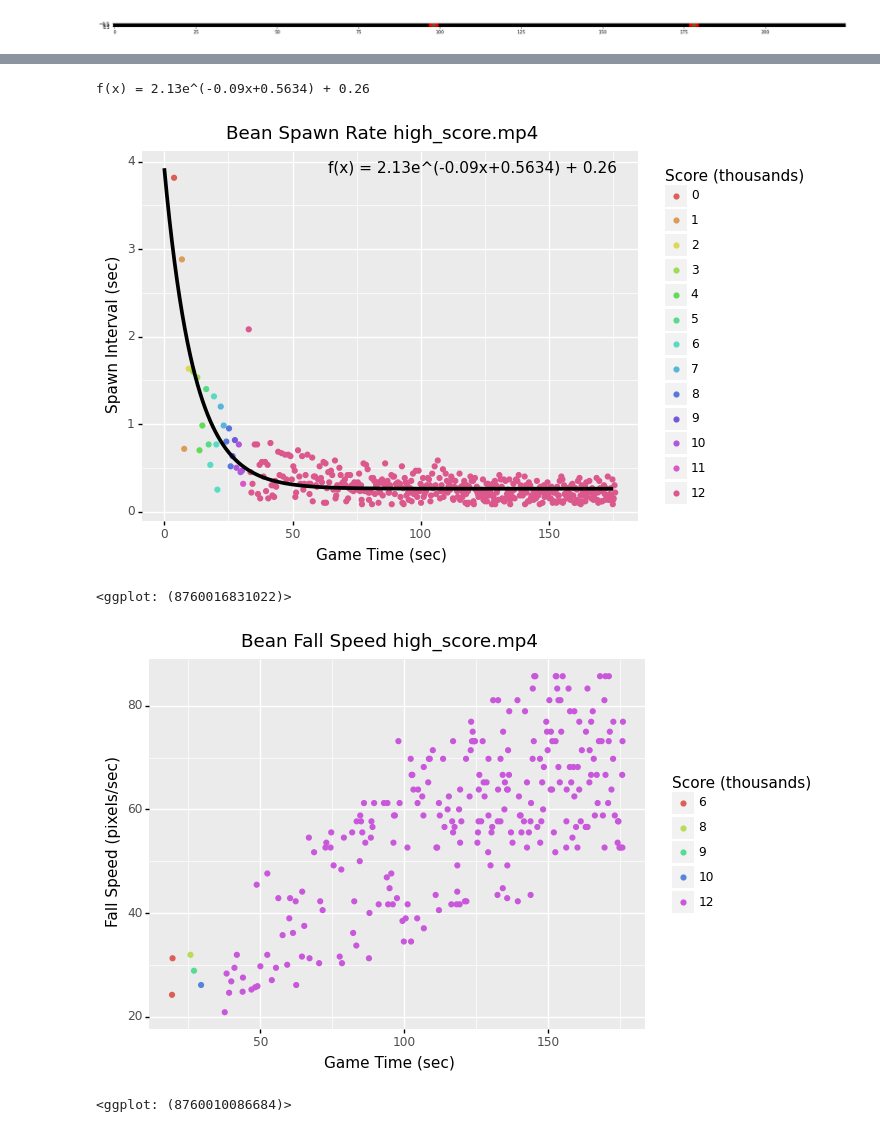
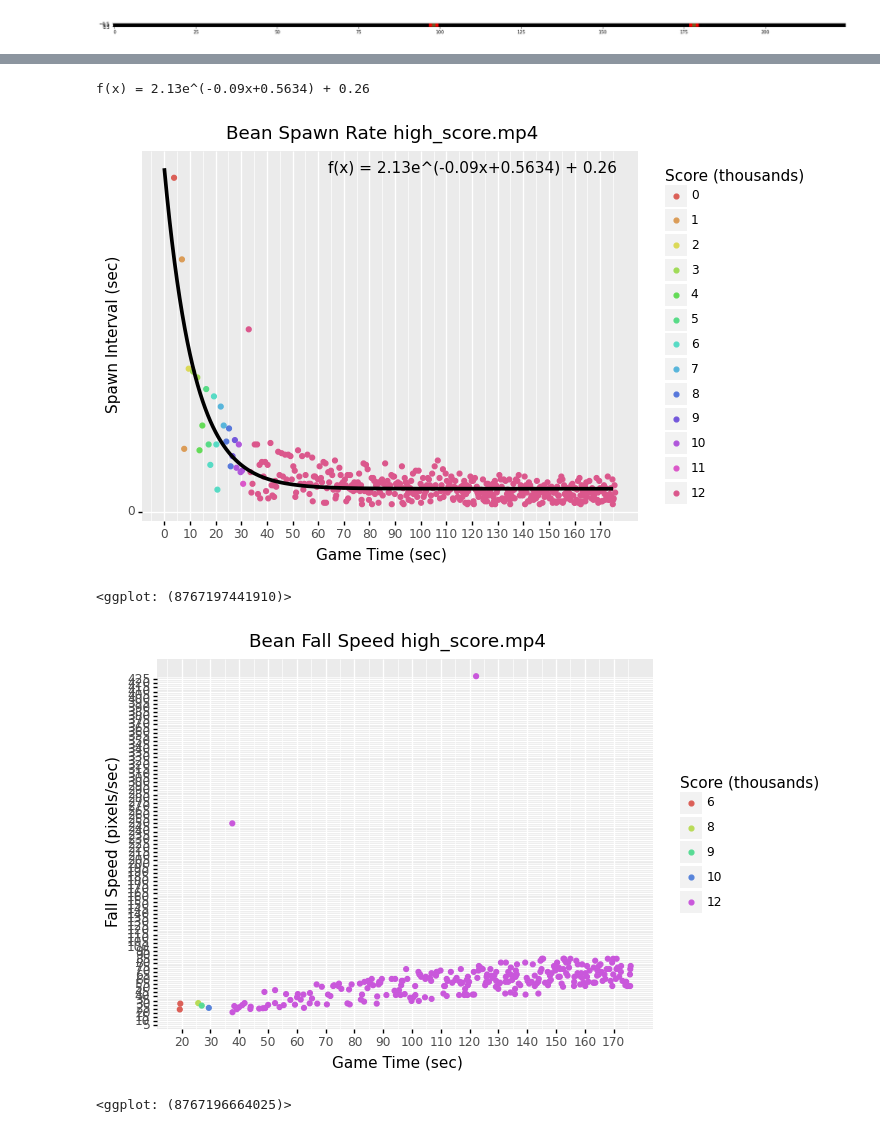
Before and after one commit to macvogelsang/pyoro-playdate, a Jupyter notebook: bean_analysis/measure_seeds.ipynb, the cells around one changed output, grey strips where cells are left out. Saved outputs shown, nothing was run; the diff lists cells and outputs as text; code cells hidden in the pictures.

```diff
--- a/bean_analysis/measure_seeds.ipynb
+++ b/bean_analysis/measure_seeds.ipynb
@@ -160,7 +159,7 @@ def make_dataframe(counts, fps, mode='rate'):
         data.interval =  data.interval / FALL_DIST # convert to frames/pixel
         data['pixels_per_frame'] = 1 / data.interval
         data['pixels_per_sec'] = data.pixels_per_frame * fps
-        data = data[(data.pixels_per_sec <= 200) & (data.pixels_per_sec >= 20)]
+        data = data[(data.pixels_per_sec <= 500) & (data.pixels_per_sec >= 20)]
         data['y'] = data.pixels_per_sec
     else:
         data['y'] = data.interval_sec
@@ -197,6 +196,8 @@ def plot_curve(data, model=None, title='', f_str=''):
         + labs(x='Game Time (sec)', y='Spawn Interval (sec)', title=title, color="Score (thousands)")
         + geom_point()
         + geom_text(aes(label='label'), color='black')
+        + scale_x_continuous(breaks=np.arange(0, data.x.max(), 10))
+        + scale_y_continuous(breaks=np.arange(0, data.y.max(), 5))
     )
 
     if model is not None:
@@ -240,8 +241,8 @@ f(x) = 1.91e^(-0.02x+0.0366) + 0.65
 # %%
-data, plots = do_analysis(high_score, *high_score_counts)
+data2, plots = do_analysis(high_score, *high_score_counts)
 # %% [output]
 f(x) = 2.13e^(-0.09x+0.5634) + 0.26
-[figure, old version]
+[figure, new version]
-<ggplot: (8760016831022)>
+<ggplot: (8767197441910)>
-[figure, old version]
+[figure, new version]
-<ggplot: (8760010086684)>
+<ggplot: (8767196664025)>
```
Also changed, not shown: parts of 3 cells of this notebook, 7 other files.
